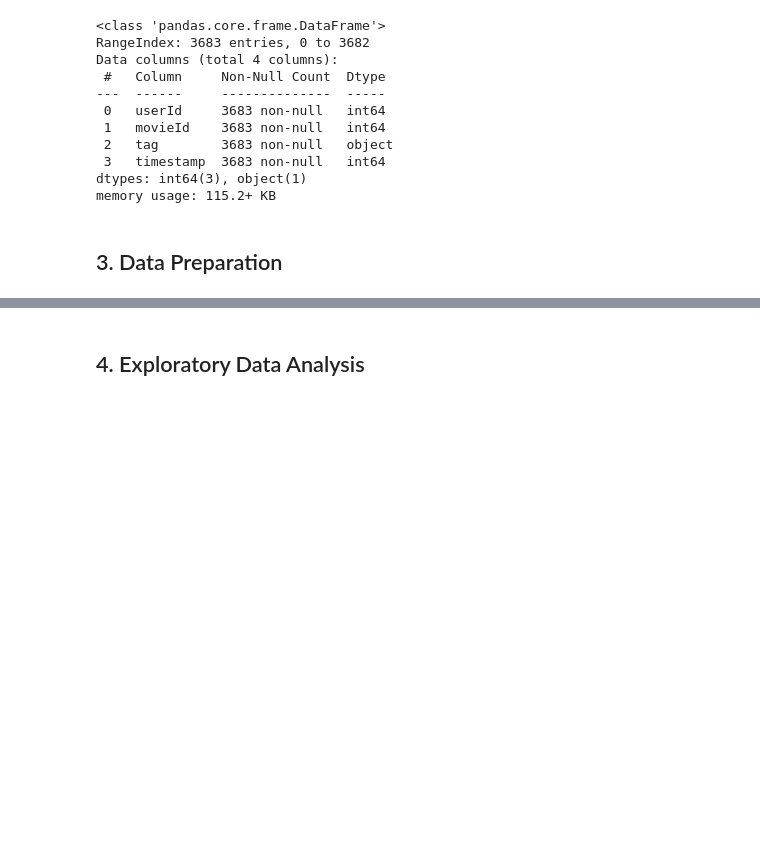
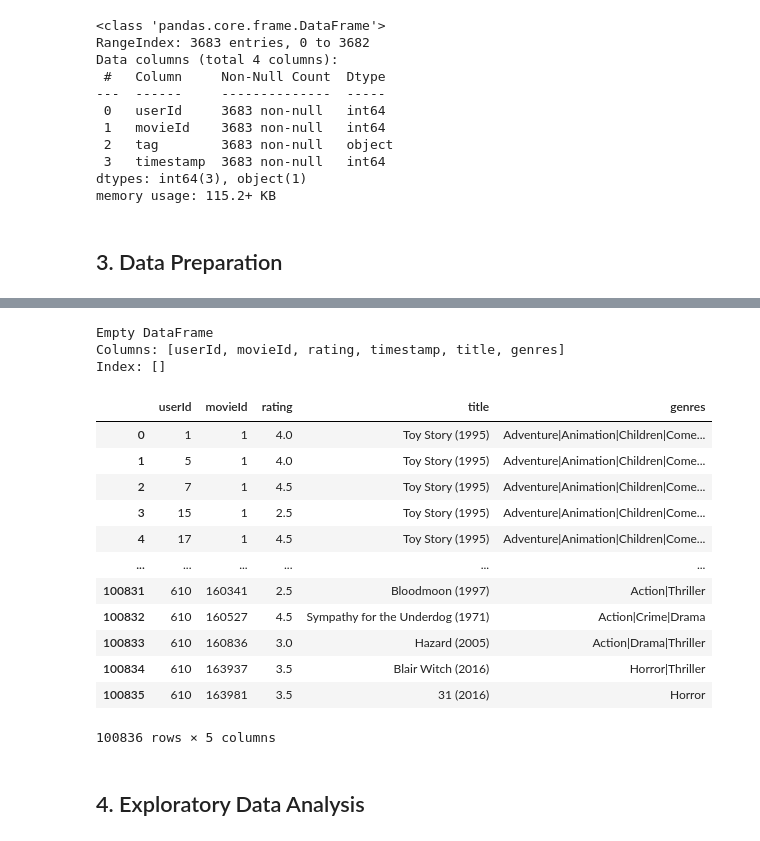
Before and after one commit to ckucewicz/movie_recommendation_system, a Jupyter notebook: notebook.ipynb, the cells around one changed output, grey strips where cells are left out. Saved outputs shown, nothing was run; the diff lists cells and outputs as text; code cells hidden in the pictures; blank space fills up the shorter version.

```diff
--- a/notebook.ipynb
+++ b/notebook.ipynb
@@ -272,3 +286,6 @@ dtypes: int64(3), object(1)
 memory usage: 115.2+ KB
 # %% [markdown]
 ## 3. <a name ="Data-Preparation"></a> Data Preparation
+# %%
+merged_df = pd.merge(ratings, movies, on='movieId', how='inner')
+merged_df.head()
@@ -275,3 +315,28 @@ memory usage: 115.2+ KB
+# %%
+# Check for duplicates based on all columns
+duplicate_rows = merged_df[merged_df.duplicated()]
+print(duplicate_rows)
+# %% [output]
+Empty DataFrame
+Columns: [userId, movieId, rating, timestamp, title, genres]
+Index: []
+# %%
+merged_df.drop(columns = 'timestamp', axis = 1, inplace = True)
+merged_df
+# %% [output]
+|  | userId | movieId | rating | title | genres |
+| 0 | 1 | 1 | 4.0 | Toy Story (1995) | Adventure|Animation|Children|Come... |
+| 1 | 5 | 1 | 4.0 | Toy Story (1995) | Adventure|Animation|Children|Come... |
+| 2 | 7 | 1 | 4.5 | Toy Story (1995) | Adventure|Animation|Children|Come... |
+| 3 | 15 | 1 | 2.5 | Toy Story (1995) | Adventure|Animation|Children|Come... |
+| 4 | 17 | 1 | 4.5 | Toy Story (1995) | Adventure|Animation|Children|Come... |
+| ... | ... | ... | ... | ... | ... |
+| 100831 | 610 | 160341 | 2.5 | Bloodmoon (1997) | Action|Thriller |
+| 100832 | 610 | 160527 | 4.5 | Sympathy for the Underdog (1971) | Action|Crime|Drama |
+| 100833 | 610 | 160836 | 3.0 | Hazard (2005) | Action|Drama|Thriller |
+| 100834 | 610 | 163937 | 3.5 | Blair Witch (2016) | Horror|Thriller |
+| 100835 | 610 | 163981 | 3.5 | 31 (2016) | Horror |
+100836 rows × 5 columns
 # %% [markdown]
 ## 4. <a name ="Exploratory-Data-Analysis"></a>Exploratory Data Analysis
 # %% [markdown]
```
Also changed, not shown: parts of 3 cells of this notebook.
